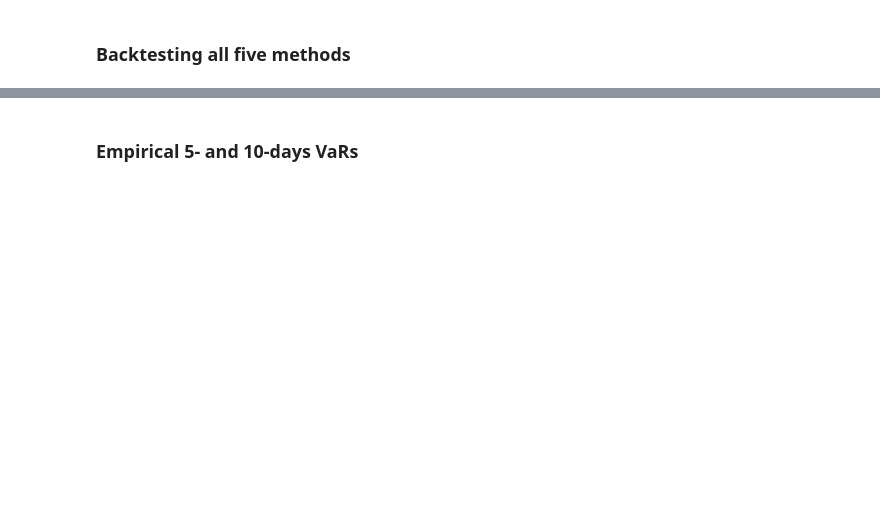
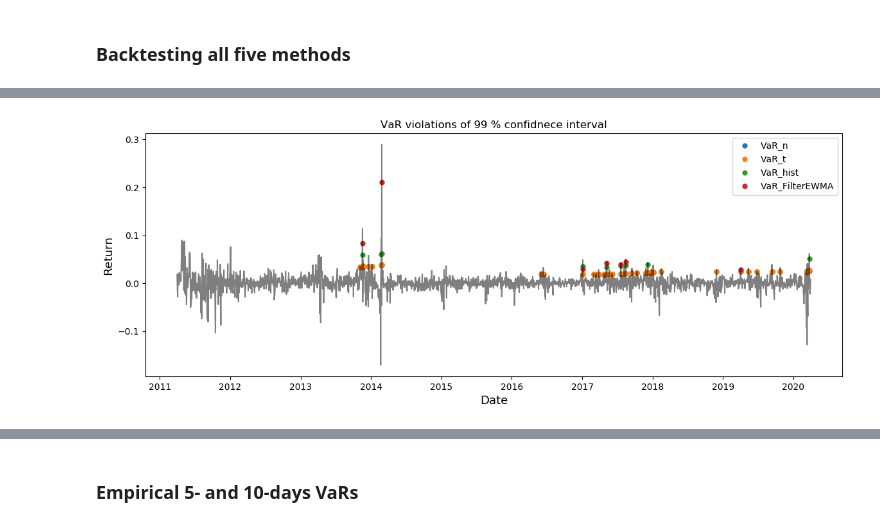
Before and after one commit to AnnaMariaAngelova/QRM2020, a Jupyter notebook: QRM_v02.ipynb, the cells around one changed output, grey strips where cells are left out. Saved outputs shown, nothing was run; the diff lists cells and outputs as text; code cells hidden in the pictures; blank space fills up the shorter version.

```diff
--- a/QRM_v02.ipynb
+++ b/QRM_v02.ipynb
@@ -1551,0 +1677,26 @@ def fnRollingVaR(dfData, weights, alpha, lookback, sm_const, df,percent=[True,0.
+# %%
+#dfVaR= fnRollingVaR(dfData, weights, alpha, 250, ewma_con, df)
+#dfVaR.to_csv("Data/dfVaR_975.csv", index_label= "Date")
+
+# read dfVaR and adjust index
+#dfVaR= pd.read_csv("Data/dfVaR_975.csv", index_col= "Date")
+alpha = 0.01
+#df.index= df.index.to_datetime()
+
+# check number of VaR violations for the whole sample
+dfVaR_violation= fnVaRwholeSample(df, df_prices)
+#print(dfVaR_violation)
+
+# check the number of VaR violations and the ES for each year
+dfVaR_violation_year, dfVaR_realized= fnVaRandESyearly(df_prices, dfVaR_violation, df, alpha)
+
+
+# create df with VaR on violation days
+violationVaR= df[dfVaR_violation]
+
+# save csv tables for VaR violations
+#dfVaR_realized.to_csv("tables/dfVaR_realized_975.csv")
+    # express ES in percentage terms
+dfVaR_violation_year.iloc[:,1::2]= dfVaR_violation_year.iloc[:,1::2]*100
+dfVaR_violation_year= round(dfVaR_violation_year, 2)
+#dfVaR_violation_year.to_csv("tables/VaR_violation_year_975.csv")
@@ -1552 +1724,14 @@ def fnRollingVaR(dfData, weights, alpha, lookback, sm_const, df,percent=[True,0.
+# %%
+# plot with VaR violations
+plt.figure(figsize=(14,5),dpi=100)
+plt.plot_date(violationVaR.index, violationVaR.iloc[:,0:-2:2], markersize= 5)
+plt.plot_date(dfData.index, dfData.iloc[:,-1], linestyle="-", markersize= 0, color= 'k', alpha= 0.5)
+plt.legend(dfVaR.columns[0:-2:2])
+plt.xlabel('Date',fontsize=13)
+plt.ylabel('Return',fontsize=13)
+plt.title('VaR violations of 99 % confidnece interval')
+# plt.savefig('plots/violations.png', dpi=300)
+plt.show()
+# %% [output]
+[figure, added]
 # %%
```
Also changed, not shown: parts of 32 cells of this notebook.
